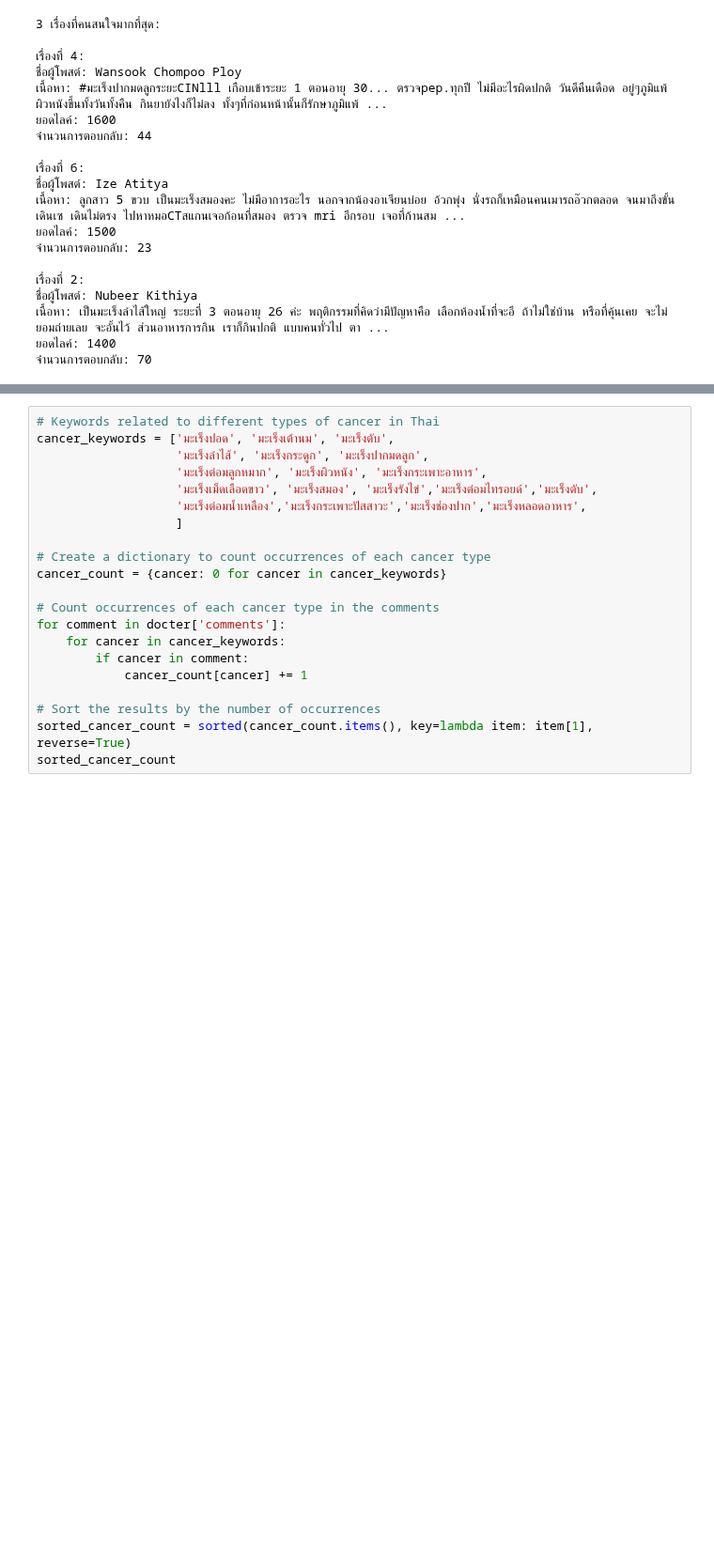
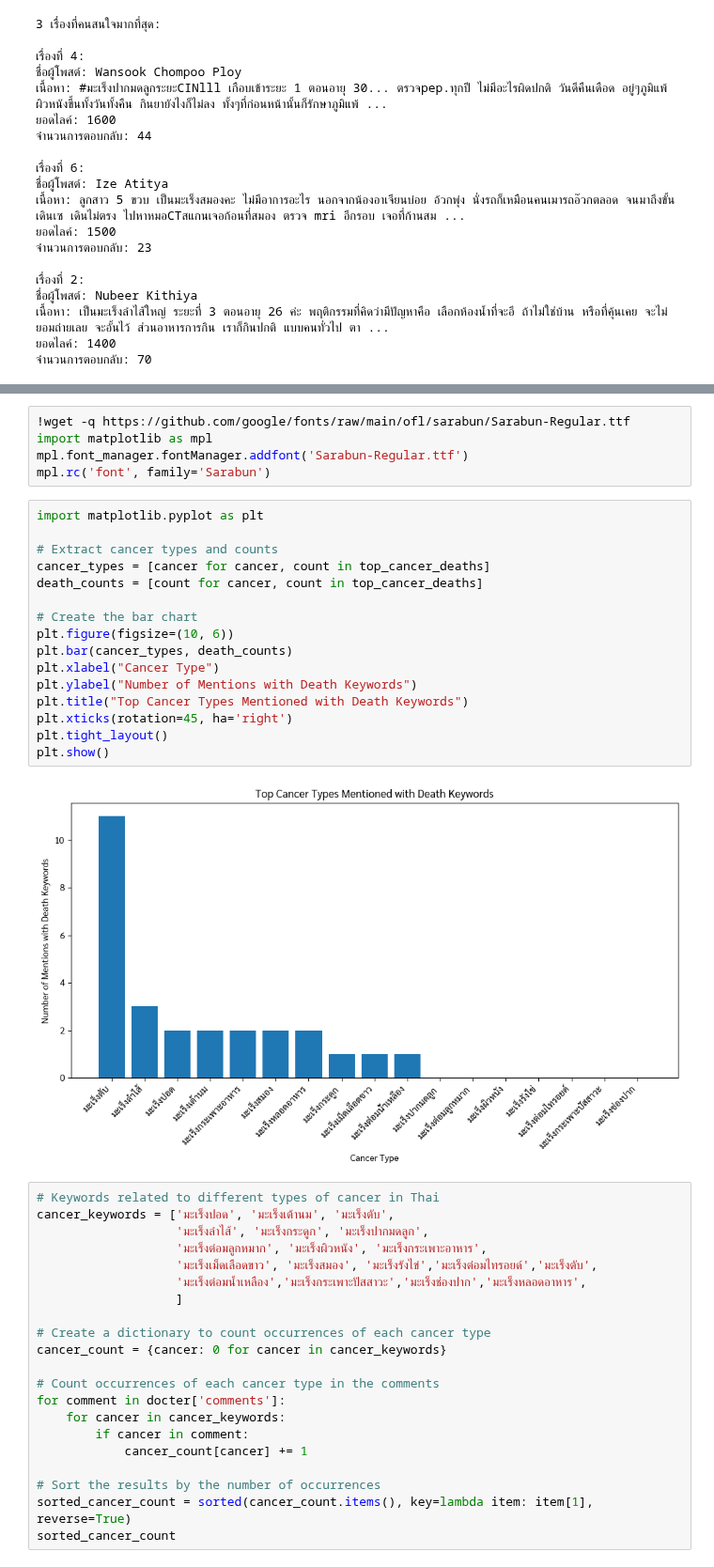
Before and after one commit to punramon/python_dataviz2024, a Jupyter notebook: Data_Viz_2024_Exam_3.ipynb, the cells around one changed output, grey strips where cells are left out. Shown at 94% size. Cells and saved outputs as stored; diff of their text form; blank space fills up the shorter version.

```diff
--- a/Data_Viz_2024_Exam_3.ipynb
+++ b/Data_Viz_2024_Exam_3.ipynb
@@ -172,6 +171,29 @@ for cancer, count in top_cancer_deaths:
 มะเร็งต่อมไทรอยด์: 0 ครั้ง
 มะเร็งกระเพาะปัสสาวะ: 0 ครั้ง
 มะเร็งช่องปาก: 0 ครั้ง
+# %%
+!wget -q https://github.com/google/fonts/raw/main/ofl/sarabun/Sarabun-Regular.ttf
+import matplotlib as mpl
+mpl.font_manager.fontManager.addfont('Sarabun-Regular.ttf')
+mpl.rc('font', family='Sarabun')
+# %%
+import matplotlib.pyplot as plt
+
+# Extract cancer types and counts
+cancer_types = [cancer for cancer, count in top_cancer_deaths]
+death_counts = [count for cancer, count in top_cancer_deaths]
+
+# Create the bar chart
+plt.figure(figsize=(10, 6))
+plt.bar(cancer_types, death_counts)
+plt.xlabel("Cancer Type")
+plt.ylabel("Number of Mentions with Death Keywords")
+plt.title("Top Cancer Types Mentioned with Death Keywords")
+plt.xticks(rotation=45, ha='right')
+plt.tight_layout()
+plt.show()
+# %% [output]
+[figure, added]
 # %%
 # Keywords related to different types of cancer in Thai
 cancer_keywords = ['มะเร็งปอด', 'มะเร็งเต้านม', 'มะเร็งตับ',
```
Also changed, not shown: parts of 3 cells of this notebook.
